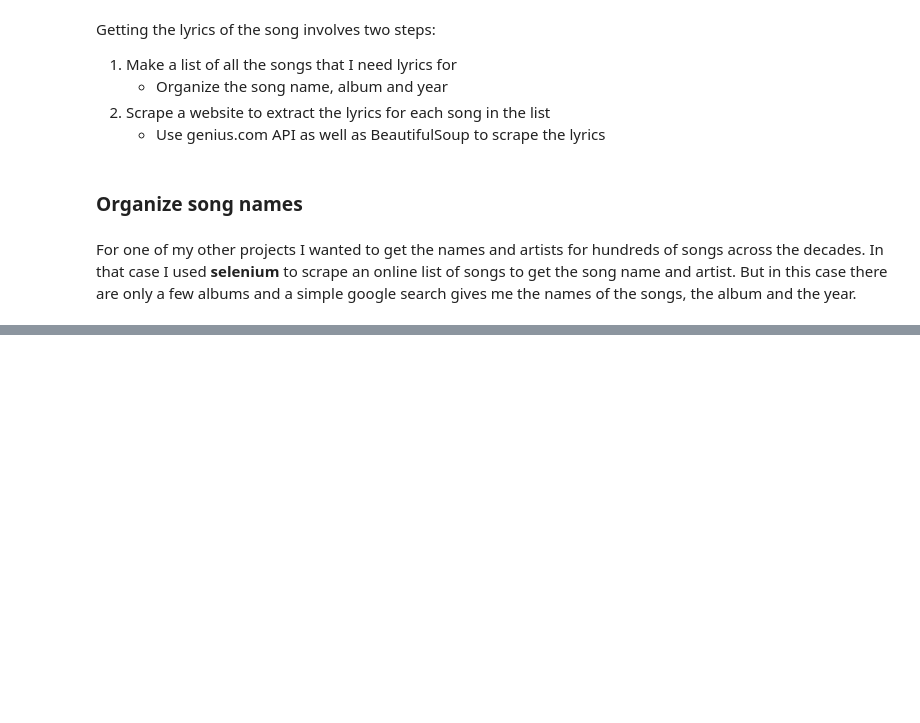
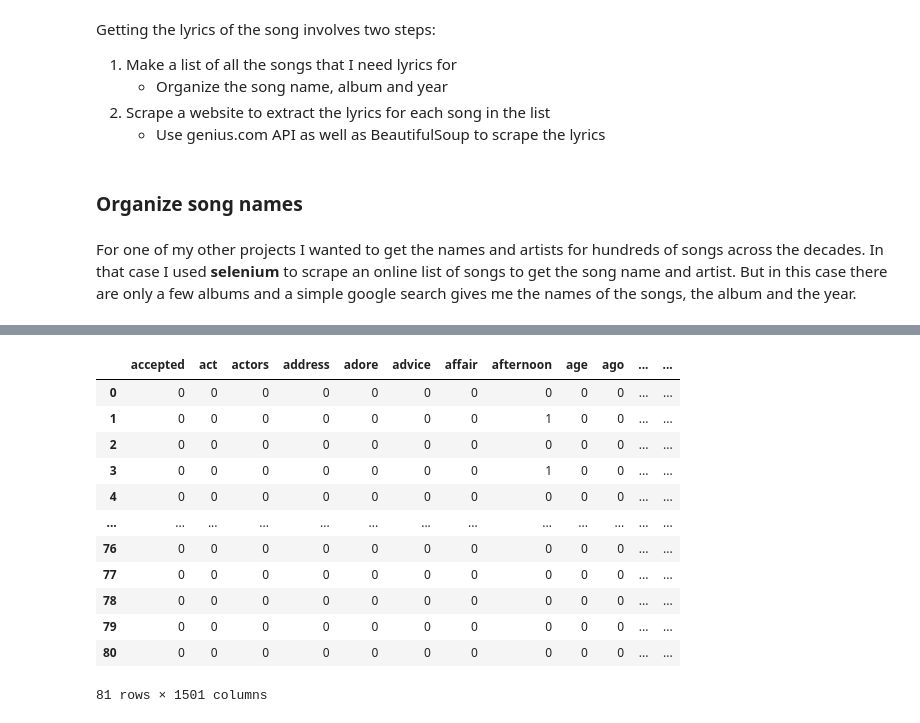
Before and after one commit to numalj/John-Mayer-Lyrics-Analysis, a Jupyter notebook: John-Mayer-Lyrics-Analysis.ipynb, the cells around one changed output, grey strips where cells are left out. Drawn from its saved outputs; the diff is of its cells as text; code cells hidden in the pictures; blank space fills up the shorter version.

Commit message:
Cleaned data and aggregated by album and year. Created corpus and document term matrix

```diff
--- a/John-Mayer-Lyrics-Analysis.ipynb
+++ b/John-Mayer-Lyrics-Analysis.ipynb
@@ -59,0 +266,14 @@ import pandas as pd
+# %%
+# Apply a first round of text cleaning techniques
+import re
+import string
+
+def clean_text_round1(text):
+    '''Make text lowercase, remove text in square brackets, remove punctuation and remove words containing numbers.'''
+    text = text.lower()
+    text = re.sub('\[.*?\]', '', text)
+    text = re.sub('[%s]' % re.escape(string.punctuation), '', text)
+    text = re.sub('\w*\d\w*', '', text)
+    return text
+
+round1 = lambda x: clean_text_round1(x) #Notebook
@@ -59,0 +289,6 @@ import pandas as pd
+# %%
+discography_clean = discography_df_raw.copy()
+
+# Let's take a look at the updated text
+discography_clean['Lyrics'] = pd.DataFrame(discography_df_raw.Lyrics.apply(round1))
+discography_clean.head()
@@ -59,0 +302,12 @@ import pandas as pd
+# %%
+# Apply a second round of cleaning
+def clean_text_round2(text):
+    '''Get rid of some additional punctuation and non-sensical text that was missed the first time around.'''
+    text = re.sub('[‘’“”…]', '', text)
+    text = re.sub('\n', '', text)
+    return text
+
+round2 = lambda x: clean_text_round2(x)
+# %%
+discography_clean['Lyrics'] = pd.DataFrame(discography_clean.Lyrics.apply(round2))
+discography_clean.head()
@@ -59,0 +392,23 @@ import pandas as pd
+# %%
+# We are going to create a document-term matrix using CountVectorizer, and exclude common English stop words
+from sklearn.feature_extraction.text import CountVectorizer
+
+cv = CountVectorizer(stop_words='english')
+song_cv = cv.fit_transform(discography_clean.Lyrics)
+song_dtm = pd.DataFrame(song_cv.toarray(), columns=cv.get_feature_names())
+song_dtm.index = discography_clean.index
+song_dtm
+# %% [output]
+|  | accepted | act | actors | address | adore | advice | affair | afternoon | age | ago | ... | ... |
+| 0 | 0 | 0 | 0 | 0 | 0 | 0 | 0 | 0 | 0 | 0 | ... | ... |
+| 1 | 0 | 0 | 0 | 0 | 0 | 0 | 0 | 1 | 0 | 0 | ... | ... |
+| 2 | 0 | 0 | 0 | 0 | 0 | 0 | 0 | 0 | 0 | 0 | ... | ... |
+| 3 | 0 | 0 | 0 | 0 | 0 | 0 | 0 | 1 | 0 | 0 | ... | ... |
+| 4 | 0 | 0 | 0 | 0 | 0 | 0 | 0 | 0 | 0 | 0 | ... | ... |
+| ... | ... | ... | ... | ... | ... | ... | ... | ... | ... | ... | ... | ... |
+| 76 | 0 | 0 | 0 | 0 | 0 | 0 | 0 | 0 | 0 | 0 | ... | ... |
+| 77 | 0 | 0 | 0 | 0 | 0 | 0 | 0 | 0 | 0 | 0 | ... | ... |
+| 78 | 0 | 0 | 0 | 0 | 0 | 0 | 0 | 0 | 0 | 0 | ... | ... |
+| 79 | 0 | 0 | 0 | 0 | 0 | 0 | 0 | 0 | 0 | 0 | ... | ... |
+| 80 | 0 | 0 | 0 | 0 | 0 | 0 | 0 | 0 | 0 | 0 | ... | ... |
+81 rows × 1501 columns
```
Also changed, not shown: parts of 34 cells of this notebook.
